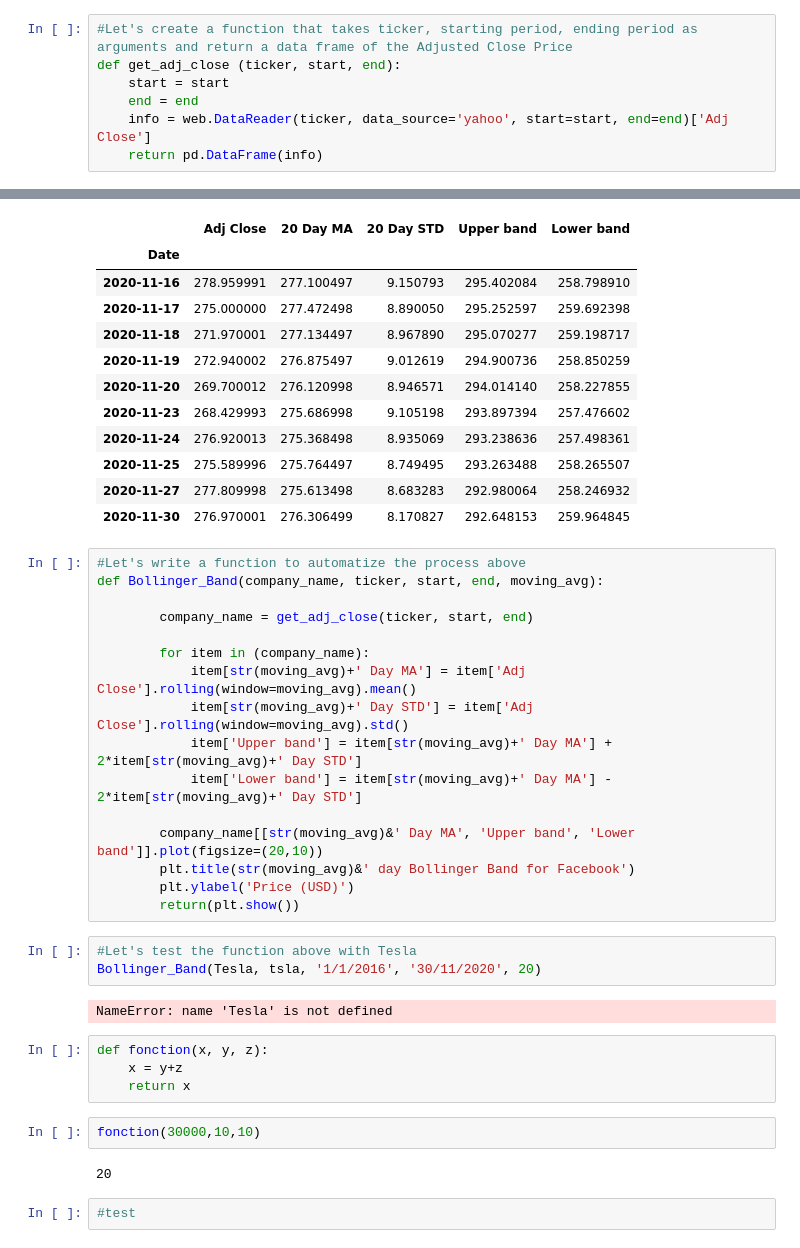
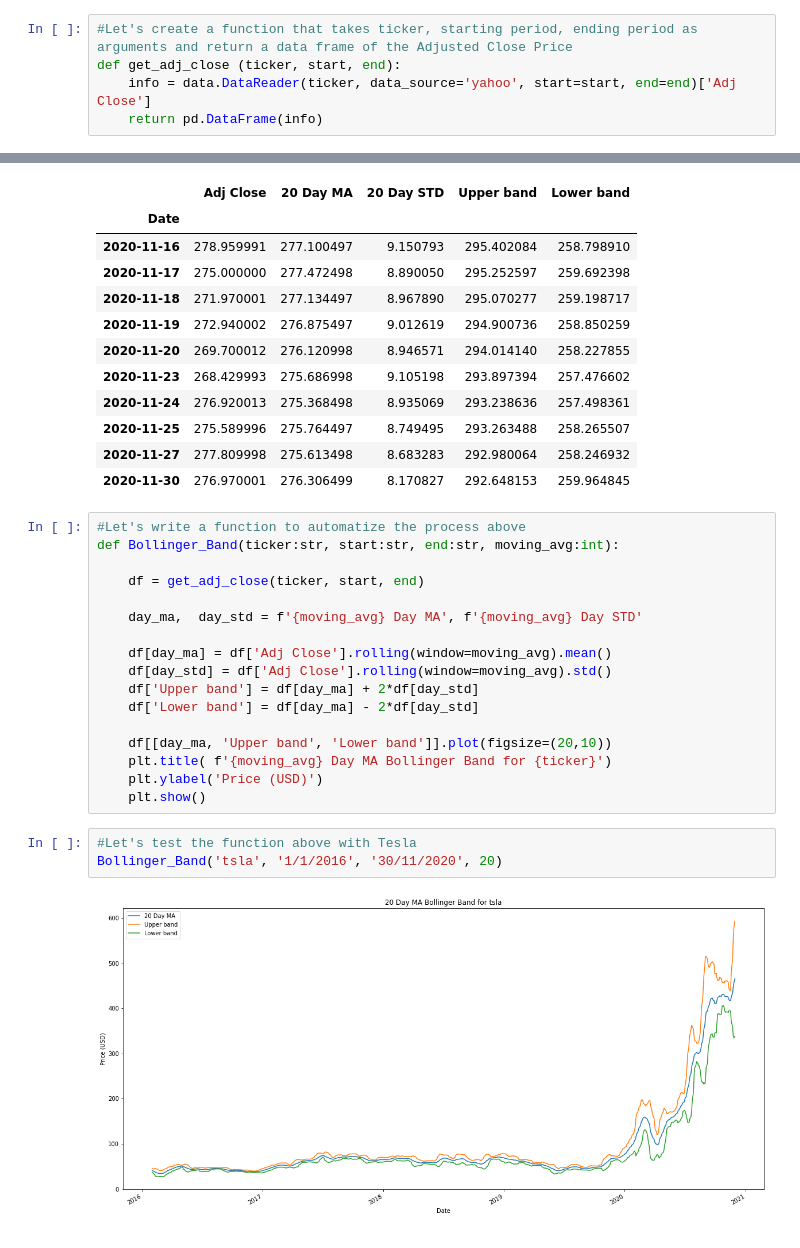
Before and after one commit to stochasticaxel/BollingerBand, a Jupyter notebook: ModelBollingerBands.ipynb, the cells around one changed output, grey strips where cells are left out. Saved outputs shown, nothing was run; the diff lists cells and outputs as text.

Commit message:
corrected function Bollinger

```diff
--- a/ModelBollingerBands.ipynb
+++ b/ModelBollingerBands.ipynb
@@ -10,9 +8,7 @@ from pandas_datareader import data as web
 # %%
 #Let's create a function that takes ticker, starting period, ending period as arguments and return a data frame of the Adjusted Close Price
 def get_adj_close (ticker, start, end):
-    start = start
-    end = end
-    info = web.DataReader(ticker, data_source='yahoo', start=start, end=end)['Adj Close']
+    info = data.DataReader(ticker, data_source='yahoo', start=start, end=end)['Adj Close']
     return pd.DataFrame(info)
 # %%
 #Let's get Adjusted Closing Prices for Facebook, Amazon and Tesla
@@ -59,32 +72,23 @@ fb.tail(10)
 | 2020-11-30 | 276.970001 | 276.306499 | 8.170827 | 292.648153 | 259.964845 |
 # %%
 #Let's write a function to automatize the process above
-def Bollinger_Band(company_name, ticker, start, end, moving_avg):
+def Bollinger_Band(ticker:str, start:str, end:str, moving_avg:int):
 
-        company_name = get_adj_close(ticker, start, end)
+    df = get_adj_close(ticker, start, end)
 
-        for item in (company_name):
-            item[str(moving_avg)+' Day MA'] = item['Adj Close'].rolling(window=moving_avg).mean()
-            item[str(moving_avg)+' Day STD'] = item['Adj Close'].rolling(window=moving_avg).std()
-            item['Upper band'] = item[str(moving_avg)+' Day MA'] + 2*item[str(moving_avg)+' Day STD']
-            item['Lower band'] = item[str(moving_avg)+' Day MA'] - 2*item[str(moving_avg)+' Day STD']
+    day_ma,  day_std = f'{moving_avg} Day MA', f'{moving_avg} Day STD'
 
-        company_name[[str(moving_avg)&' Day MA', 'Upper band', 'Lower band']].plot(figsize=(20,10))
-        plt.title(str(moving_avg)&' day Bollinger Band for Facebook')
-        plt.ylabel('Price (USD)')
-        return(plt.show())
+    df[day_ma] = df['Adj Close'].rolling(window=moving_avg).mean()
+    df[day_std] = df['Adj Close'].rolling(window=moving_avg).std()
+    df['Upper band'] = df[day_ma] + 2*df[day_std]
+    df['Lower band'] = df[day_ma] - 2*df[day_std]
+
+    df[[day_ma, 'Upper band', 'Lower band']].plot(figsize=(20,10))
+    plt.title( f'{moving_avg} Day MA Bollinger Band for {ticker}')
+    plt.ylabel('Price (USD)')
+    plt.show()
 # %%
 #Let's test the function above with Tesla
-Bollinger_Band(Tesla, tsla, '1/1/2016', '30/11/2020', 20)
+Bollinger_Band('tsla', '1/1/2016', '30/11/2020', 20)
 # %% [output]
-NameError: name 'Tesla' is not defined
+[figure, added]
-# %%
-def fonction(x, y, z):
-    x = y+z
-    return x
-# %%
-fonction(30000,10,10)
-# %% [output]
-20
-# %%
-#test
```
Also changed, not shown: parts of 4 cells of this notebook.
